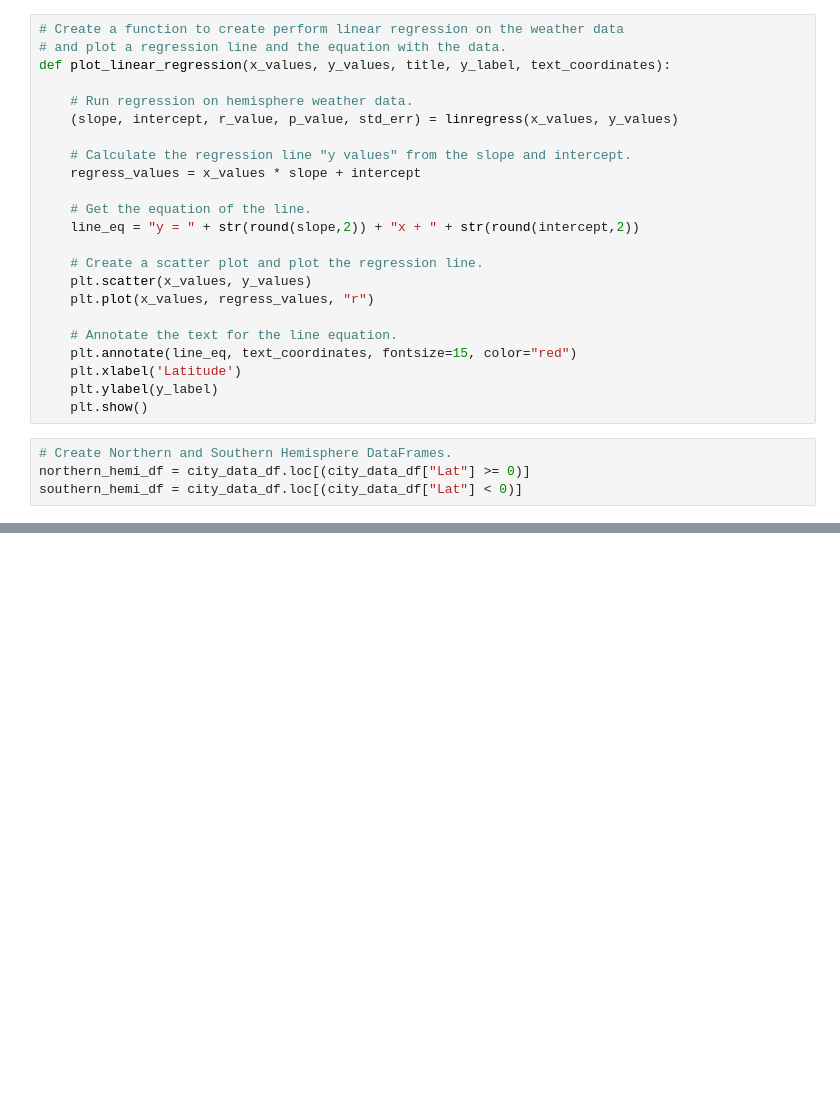
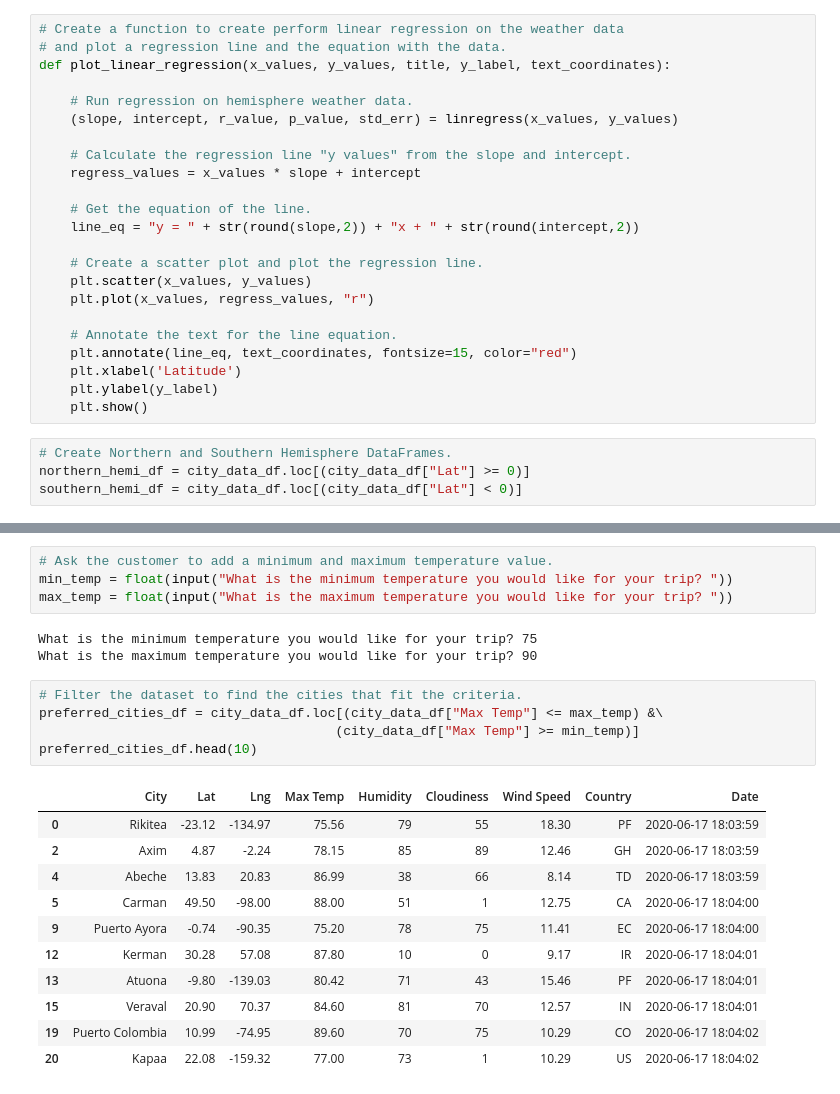
Before and after one commit to rlau929/World_Weather_Analysis, a Jupyter notebook: WeatherPy.ipynb, the cells around one changed output, grey strips where cells are left out. Saved outputs shown, nothing was run; the diff lists cells and outputs as text; blank space fills up the shorter version.

```diff
--- a/WeatherPy.ipynb
+++ b/WeatherPy.ipynb
@@ -549,0 +661,24 @@ plot_linear_regression(x_values, y_values,
+# %%
+# Ask the customer to add a minimum and maximum temperature value.
+min_temp = float(input("What is the minimum temperature you would like for your trip? "))
+max_temp = float(input("What is the maximum temperature you would like for your trip? "))
+# %% [output]
+What is the minimum temperature you would like for your trip? 75
+What is the maximum temperature you would like for your trip? 90
+# %%
+# Filter the dataset to find the cities that fit the criteria.
+preferred_cities_df = city_data_df.loc[(city_data_df["Max Temp"] <= max_temp) &\
+                                      (city_data_df["Max Temp"] >= min_temp)]
+preferred_cities_df.head(10)
+# %% [output]
+|  | City | Lat | Lng | Max Temp | Humidity | Cloudiness | Wind Speed | Country | Date |
+| 0 | Rikitea | -23.12 | -134.97 | 75.56 | 79 | 55 | 18.30 | PF | 2020-06-17 18:03:59 |
+| 2 | Axim | 4.87 | -2.24 | 78.15 | 85 | 89 | 12.46 | GH | 2020-06-17 18:03:59 |
+| 4 | Abeche | 13.83 | 20.83 | 86.99 | 38 | 66 | 8.14 | TD | 2020-06-17 18:03:59 |
+| 5 | Carman | 49.50 | -98.00 | 88.00 | 51 | 1 | 12.75 | CA | 2020-06-17 18:04:00 |
+| 9 | Puerto Ayora | -0.74 | -90.35 | 75.20 | 78 | 75 | 11.41 | EC | 2020-06-17 18:04:00 |
+| 12 | Kerman | 30.28 | 57.08 | 87.80 | 10 | 0 | 9.17 | IR | 2020-06-17 18:04:01 |
+| 13 | Atuona | -9.80 | -139.03 | 80.42 | 71 | 43 | 15.46 | PF | 2020-06-17 18:04:01 |
+| 15 | Veraval | 20.90 | 70.37 | 84.60 | 81 | 70 | 12.57 | IN | 2020-06-17 18:04:01 |
+| 19 | Puerto Colombia | 10.99 | -74.95 | 89.60 | 70 | 75 | 10.29 | CO | 2020-06-17 18:04:02 |
+| 20 | Kapaa | 22.08 | -159.32 | 77.00 | 73 | 1 | 10.29 | US | 2020-06-17 18:04:02 |
```
Also changed, not shown: parts of 43 cells of this notebook.
